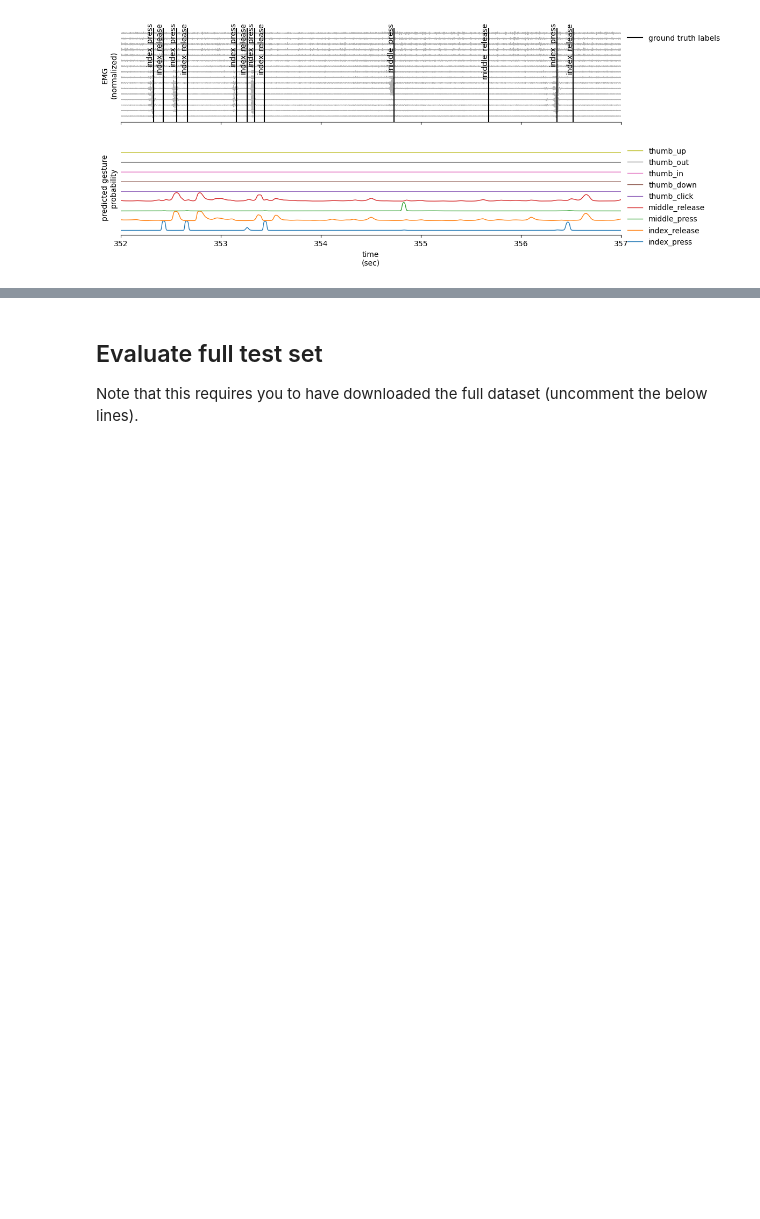
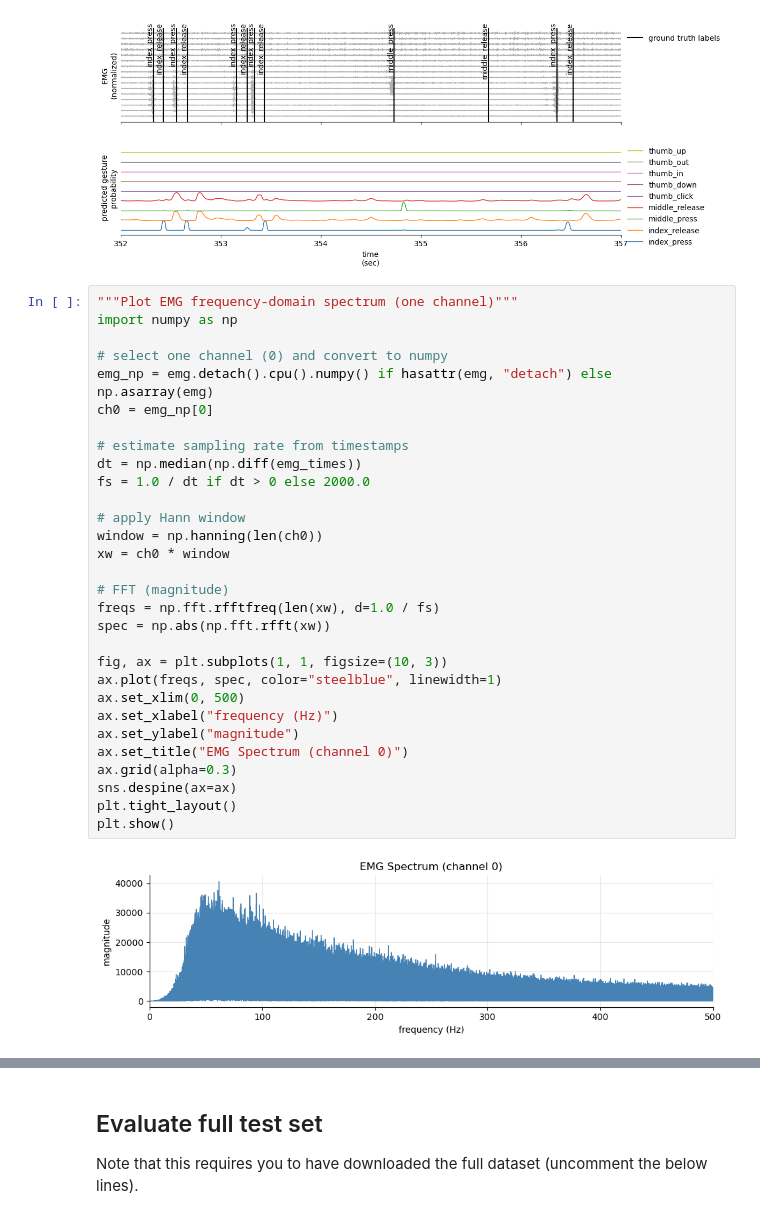
Before and after one commit to chenee/generic-neuromotor-interface, a Jupyter notebook: notebooks/discrete_gestures-eval.ipynb, the cells around one changed output, grey strips where cells are left out. Cells and saved outputs as stored; diff of their text form; blank space fills up the shorter version.

```diff
--- a/notebooks/discrete_gestures-eval.ipynb
+++ b/notebooks/discrete_gestures-eval.ipynb
@@ -253,3 +249,35 @@ if labels_in_window:
     )
 # %% [output]
 [figure]
+# %%
+"""Plot EMG frequency-domain spectrum (one channel)"""
+import numpy as np
+
+# select one channel (0) and convert to numpy
+emg_np = emg.detach().cpu().numpy() if hasattr(emg, "detach") else np.asarray(emg)
+ch0 = emg_np[0]
+
+# estimate sampling rate from timestamps
+dt = np.median(np.diff(emg_times))
+fs = 1.0 / dt if dt > 0 else 2000.0
+
+# apply Hann window
+window = np.hanning(len(ch0))
+xw = ch0 * window
+
+# FFT (magnitude)
+freqs = np.fft.rfftfreq(len(xw), d=1.0 / fs)
+spec = np.abs(np.fft.rfft(xw))
+
+fig, ax = plt.subplots(1, 1, figsize=(10, 3))
+ax.plot(freqs, spec, color="steelblue", linewidth=1)
+ax.set_xlim(0, 500)
+ax.set_xlabel("frequency (Hz)")
+ax.set_ylabel("magnitude")
+ax.set_title("EMG Spectrum (channel 0)")
+ax.grid(alpha=0.3)
+sns.despine(ax=ax)
+plt.tight_layout()
+plt.show()
+# %% [output]
+[figure, added]
```
Also changed, not shown: parts of 2 cells of this notebook, 21 other files.
